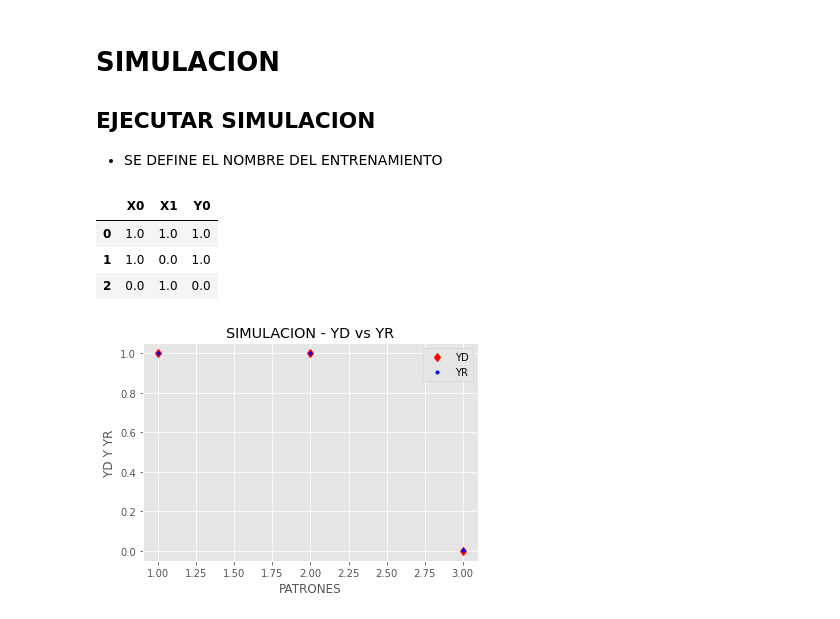
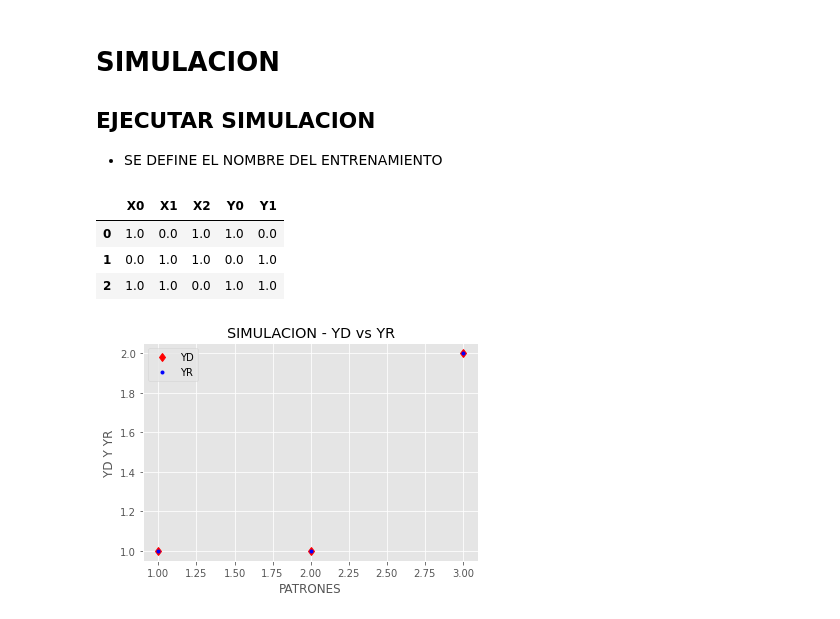
Before and after one commit to ArnoldFrb/PERCEPTRON_UNICAPA, a Jupyter notebook: PERCEPTRON.ipynb, the cells around one changed output. Drawn from its saved outputs; the diff is of its cells as text; code cells hidden in the pictures.

```diff
--- a/PERCEPTRON.ipynb
+++ b/PERCEPTRON.ipynb
@@ -47,14 +43,14 @@ NUMERO DE ITERACIONES REALIZADAS:  57447
 # %%
 from ConfigSimulacion import *
 
 # ENTRENAMIENTO QUE DESEA REALIZAR DE LA CARPETA DATA
-ENTRENAMIENTO = 'FUNCION_2'
+ENTRENAMIENTO = 'EJEMPLO_1'
 
 cfs = ConfigSimulacion(ENTRENAMIENTO)
 cfs.SIMULACION()
 # %% [output]
-|  | X0 | X1 | Y0 |
-| 0 | 1.0 | 1.0 | 1.0 |
-| 1 | 1.0 | 0.0 | 1.0 |
-| 2 | 0.0 | 1.0 | 0.0 |
+|  | X0 | X1 | X2 | Y0 | Y1 |
+| 0 | 1.0 | 0.0 | 1.0 | 1.0 | 0.0 |
+| 1 | 0.0 | 1.0 | 1.0 | 0.0 | 1.0 |
+| 2 | 1.0 | 1.0 | 0.0 | 1.0 | 1.0 |
-[figure, old version]
+[figure, new version]
```
Also changed, not shown: parts of 1 cell of this notebook, 1 other file.
